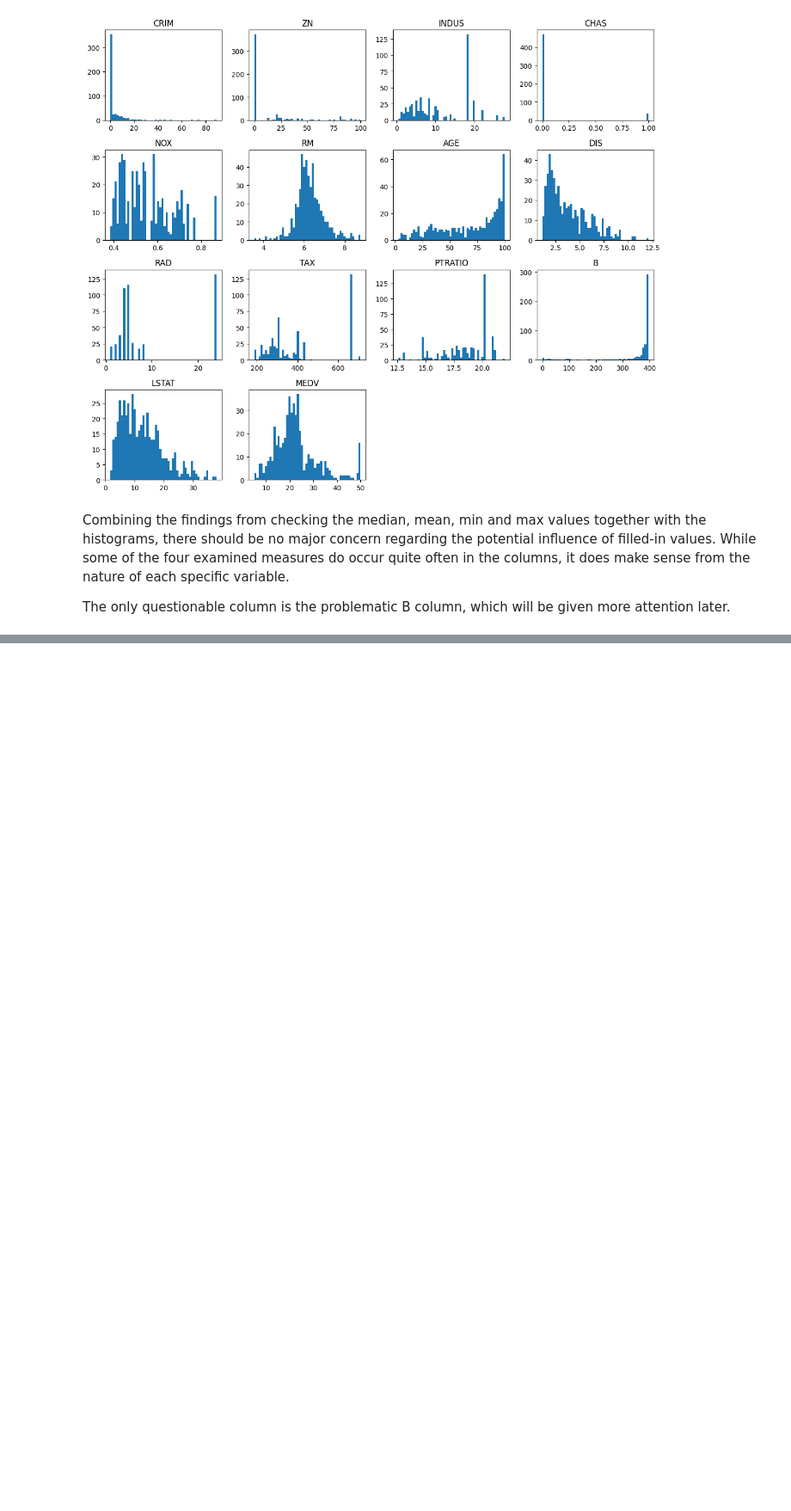
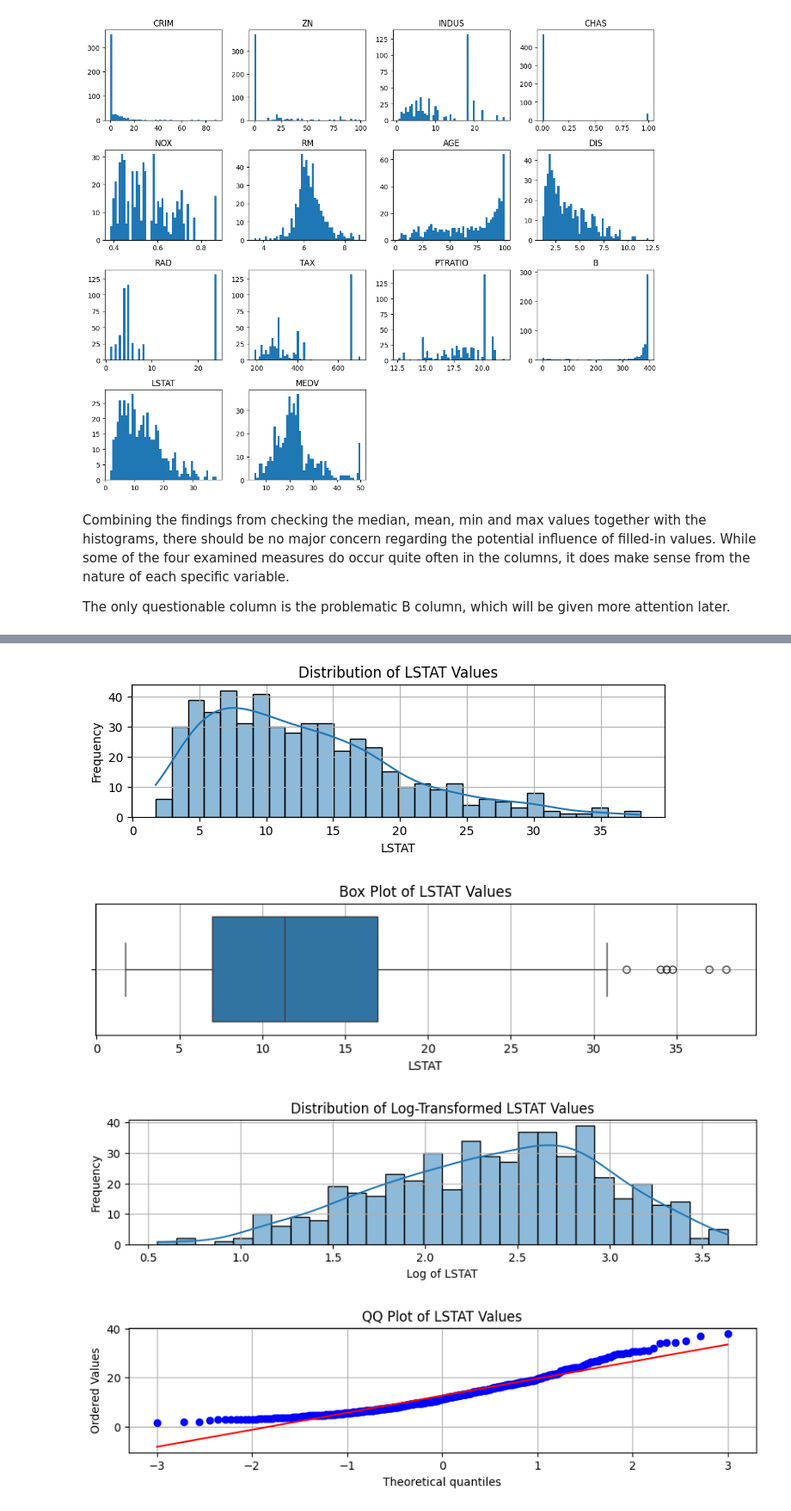
Before and after one commit to Stepan213/JEM207FinalProject, a Jupyter notebook: main.ipynb, the cells around one changed output, grey strips where cells are left out. Shown: that part at 86% size. Cells and saved outputs as stored; diff of their text form; code cells hidden in the pictures; blank space fills up the shorter version.

```diff
--- a/main.ipynb
+++ b/main.ipynb
@@ -148,0 +159,68 @@ The only questionable column is the problematic B column, which will be given mo
+# %%
+import matplotlib.pyplot as plt
+import seaborn as sns
+import numpy as np
+import pandas as pd
+from scipy import stats
+
+# Distribution plot using histplot
+plt.figure(figsize=(8, 2))
+sns.histplot(boston_df['LSTAT'], bins=30, kde=True)
+plt.title('Distribution of LSTAT Values')
+plt.xlabel('LSTAT')
+plt.ylabel('Frequency')
+plt.grid(True)
+plt.show()
+
+# Box plot to identify outliers
+plt.figure(figsize=(10, 2))
+sns.boxplot(x=boston_df['LSTAT'])
+plt.title('Box Plot of LSTAT Values')
+plt.xlabel('LSTAT')
+plt.grid(True)
+plt.show()
+
+boston_df['LOG_LSTAT'] = np.log(boston_df['LSTAT'])
+
+# Distribution of log-transformed LSTAT
+plt.figure(figsize=(10, 2))
+sns.histplot(boston_df['LOG_LSTAT'], bins=30, kde=True)
+plt.title('Distribution of Log-Transformed LSTAT Values')
+plt.xlabel('Log of LSTAT')
+plt.ylabel('Frequency')
+plt.grid(True)
+plt.show()
+
+# QQ plot to check for normality
+plt.figure(figsize=(10, 2))
+stats.probplot(boston_df['LSTAT'], dist="norm", plot=plt)
+plt.title('QQ Plot of LSTAT Values')
+plt.grid(True)
+plt.show()
+
+correlation_matrix = boston_df[['LSTAT', 'LOG_LSTAT', 'RM', 'AGE']].corr()
+
+# Correlation heatmap
+plt.figure(figsize=(4, 4))
+sns.heatmap(correlation_matrix, annot=True, fmt=".2f", cmap='coolwarm')
+plt.title('Correlation Heatmap')
+plt.show()
+
+skewness = boston_df['LSTAT'].skew()
+kurtosis = boston_df['LSTAT'].kurt()
+
+basic_stats = boston_df['LSTAT'].describe()
+findings = {
+    'Basic Statistics': basic_stats.round(2),
+    'Skewness': skewness.round(2),
+    'Kurtosis': kurtosis.round(2),
+    'Correlation with RM': correlation_matrix.loc['LSTAT', 'RM'].round(2),
+    'Correlation with AGE': correlation_matrix.loc['LSTAT', 'AGE'].round(2)
+}
+
+findings
+# %% [output]
+[figure, added]
+[figure, added]
+[figure, added]
+[figure, added]
```
Also changed, not shown: parts of 5 cells of this notebook, 2 other files.
